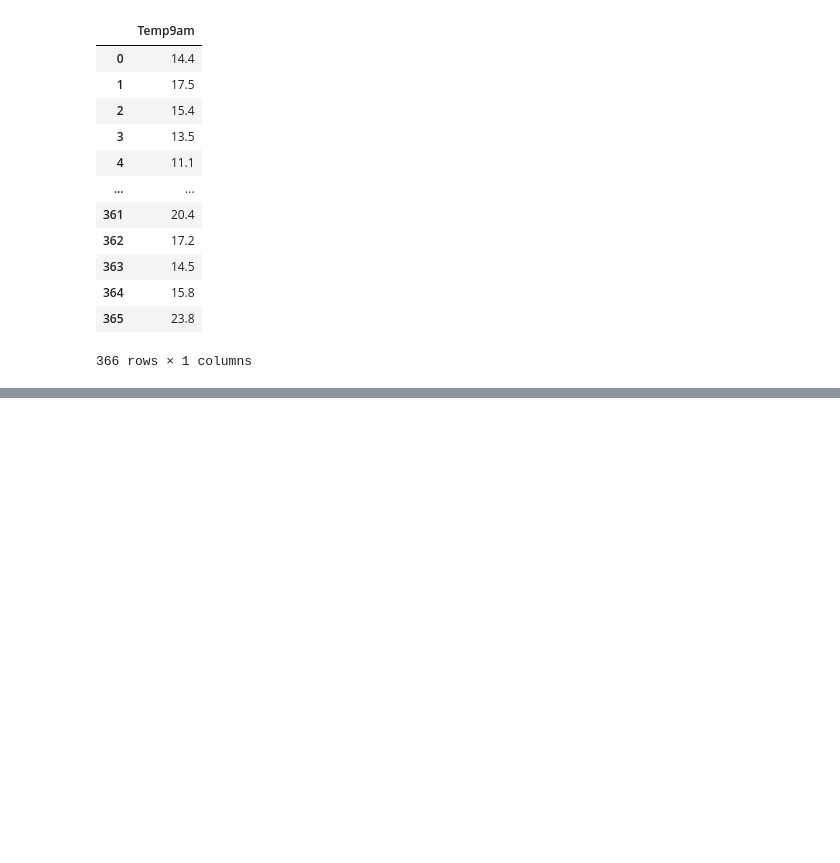
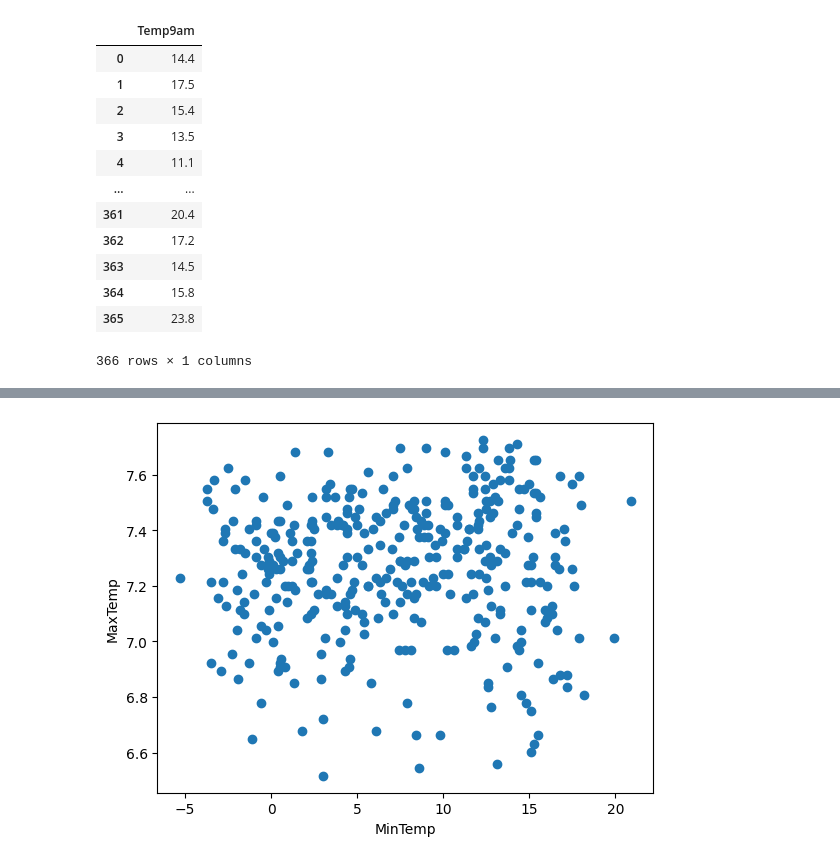
Before and after one commit to varshith-017/Regression_project, a Jupyter notebook: weather.ipynb, the cells around one changed output, grey strips where cells are left out. Drawn from its saved outputs; the diff is of its cells as text; code cells hidden in the pictures; blank space fills up the shorter version.

```diff
--- a/weather.ipynb
+++ b/weather.ipynb
@@ -126,0 +135,3 @@ array([[13.68438213],
+# %%
+Y_prediction = weather[['MinTemp']]
+print(Y_prediction)
@@ -126,0 +153,6 @@ array([[13.68438213],
+# %%
+from sklearn.linear_model import LinearRegression
+model=LinearRegression()
+model.fit(X_Features,Y_prediction)
+temperaturePrediction=model.predict(X_Features)
+print(temperaturePrediction)
@@ -126,0 +177,7 @@ array([[13.68438213],
+# %%
+matplotlibinstace.scatter(Y_prediction,temperaturePrediction)
+matplotlibinstace.xlabel('MinTemp')
+matplotlibinstace.ylabel('MaxTemp')
+matplotlibinstace.show()
+# %% [output]
+[figure, added]
```
Also changed, not shown: parts of 17 cells of this notebook.
